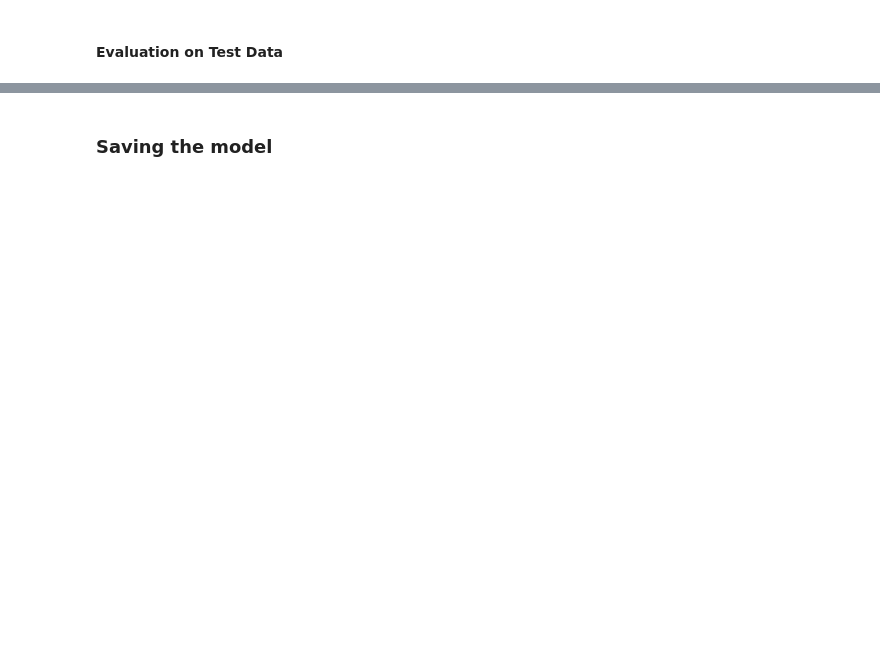
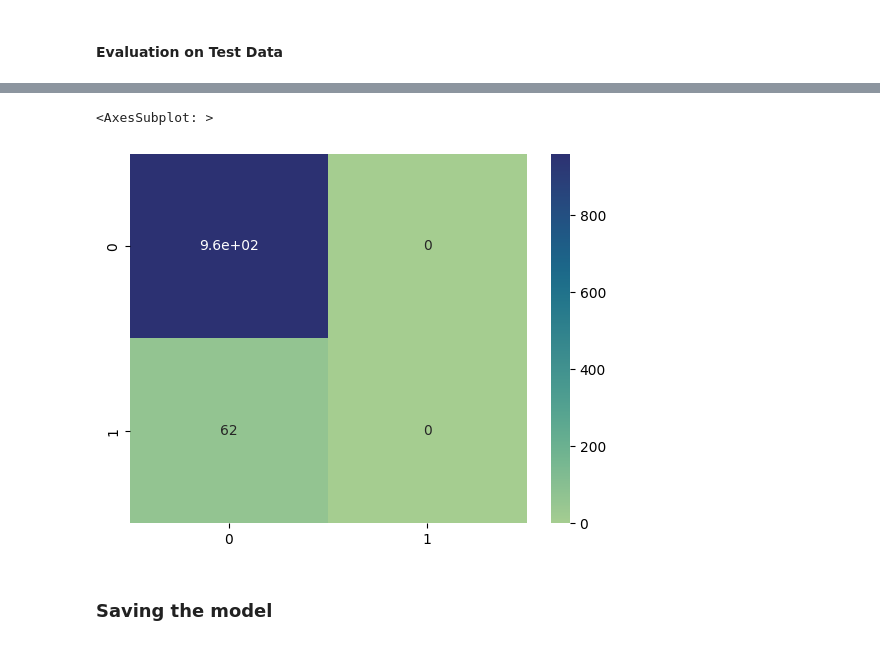
Before and after one commit to Tylikestocode/Machine-Learning, a Jupyter notebook: Stroke_Prediction/StrokePrediction.ipynb, the cells around one changed output, grey strips where cells are left out. Saved outputs shown, nothing was run; the diff lists cells and outputs as text; code cells hidden in the pictures; blank space fills up the shorter version.

```diff
--- a/Stroke_Prediction/StrokePrediction.ipynb
+++ b/Stroke_Prediction/StrokePrediction.ipynb
@@ -140,2 +172,4 @@ from sklearn.model_selection import cross_val_score
 # %% [markdown]
 #### Evaluation on Training Data
+# %%
+X_test = Stroke_Pipeline(X_test).transform()
@@ -148,2 +218,7 @@ from sklearn.model_selection import cross_val_score
+# %%
+sns.heatmap(test_conf_matrix, annot=True, cmap='crest')
+# %% [output]
+<AxesSubplot: >
+[figure, added]
 # %% [markdown]
 ### Saving the model
```
Also changed, not shown: parts of 16 cells of this notebook.
